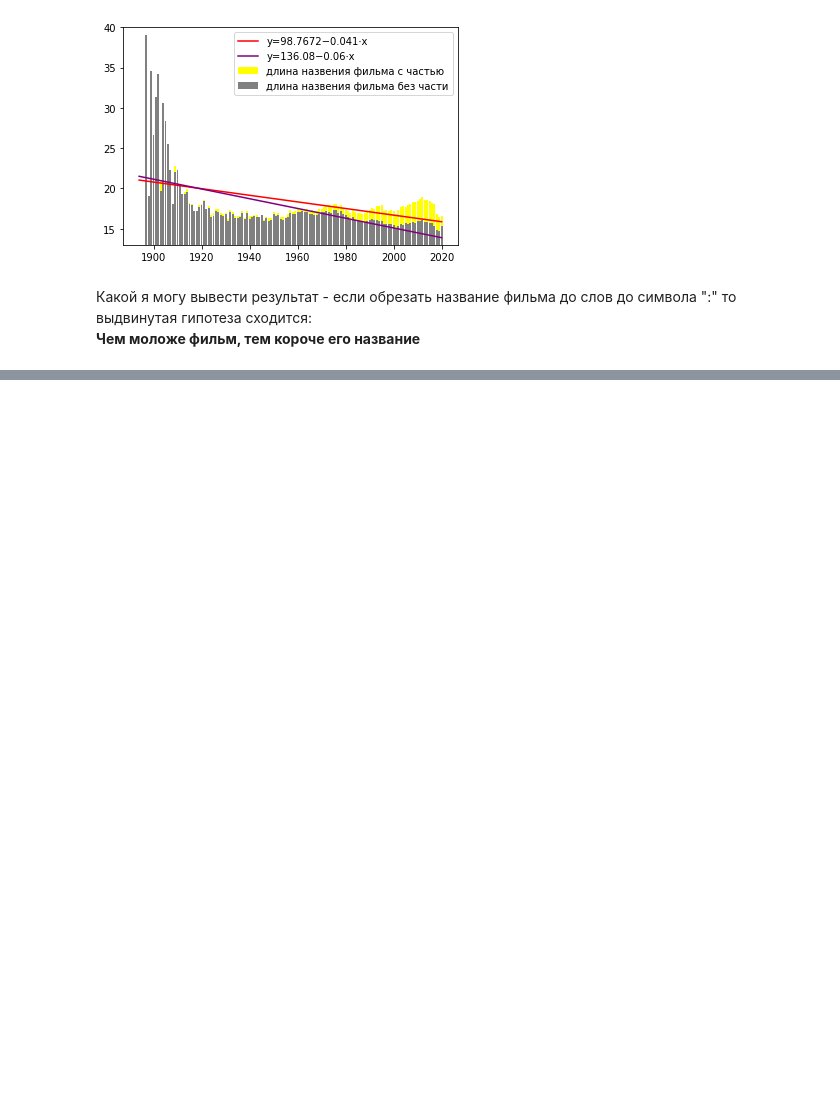
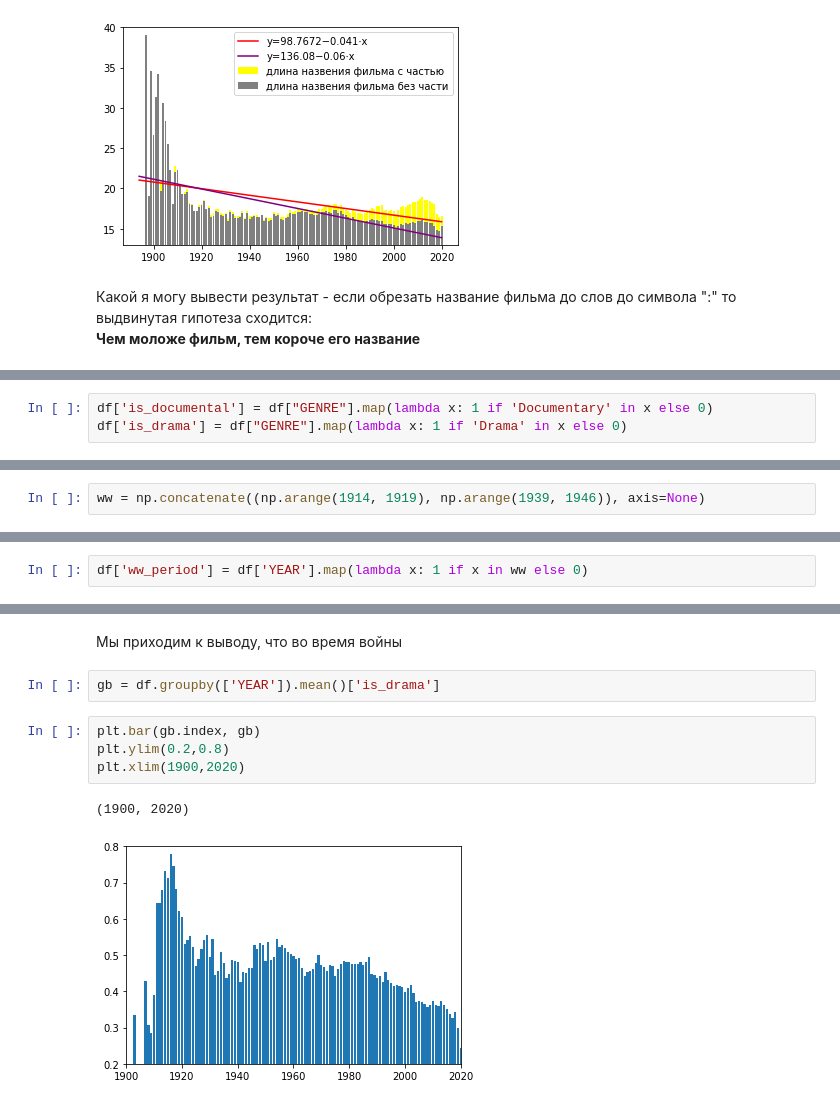
Before and after one commit to DmitryVGusev/GB-Teorver, a Jupyter notebook: Teorver_Coursework.ipynb, the cells around one changed output, grey strips where cells are left out. Drawn from its saved outputs; the diff is of its cells as text; blank space fills up the shorter version.

```diff
--- a/Teorver_Coursework.ipynb
+++ b/Teorver_Coursework.ipynb
@@ -259,0 +249,3 @@ genres
+# %%
+df['is_documental'] = df["GENRE"].map(lambda x: 1 if 'Documentary' in x else 0)
+df['is_drama'] = df["GENRE"].map(lambda x: 1 if 'Drama' in x else 0)
@@ -259,0 +256,2 @@ genres
+# %%
+ww = np.concatenate((np.arange(1914, 1919), np.arange(1939, 1946)), axis=None)
@@ -259,0 +260,2 @@ genres
+# %%
+df['ww_period'] = df['YEAR'].map(lambda x: 1 if x in ww else 0)
@@ -259,0 +306,11 @@ genres
+# %% [markdown]
+Мы приходим к выводу, что во время войны
+# %%
+gb = df.groupby(['YEAR']).mean()['is_drama']
+# %%
+plt.bar(gb.index, gb)
+plt.ylim(0.2,0.8)
+plt.xlim(1900,2020)
+# %% [output]
+(1900, 2020)
+[figure, added]
```
Also changed, not shown: parts of 19 cells of this notebook.
